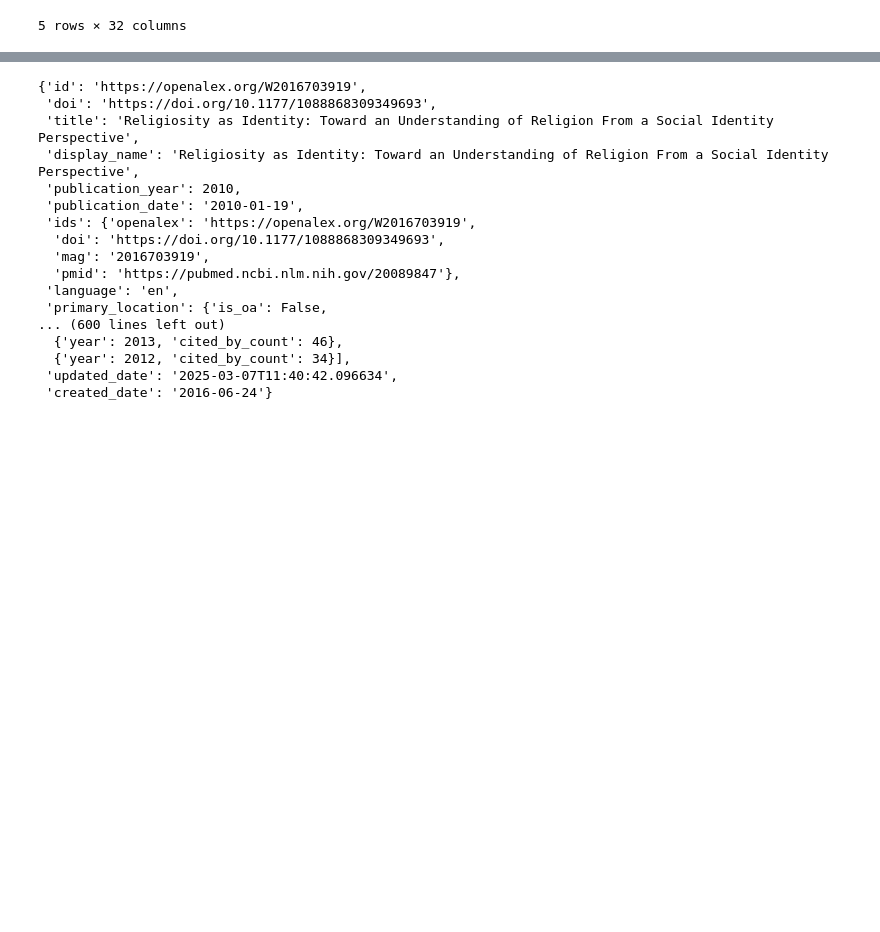
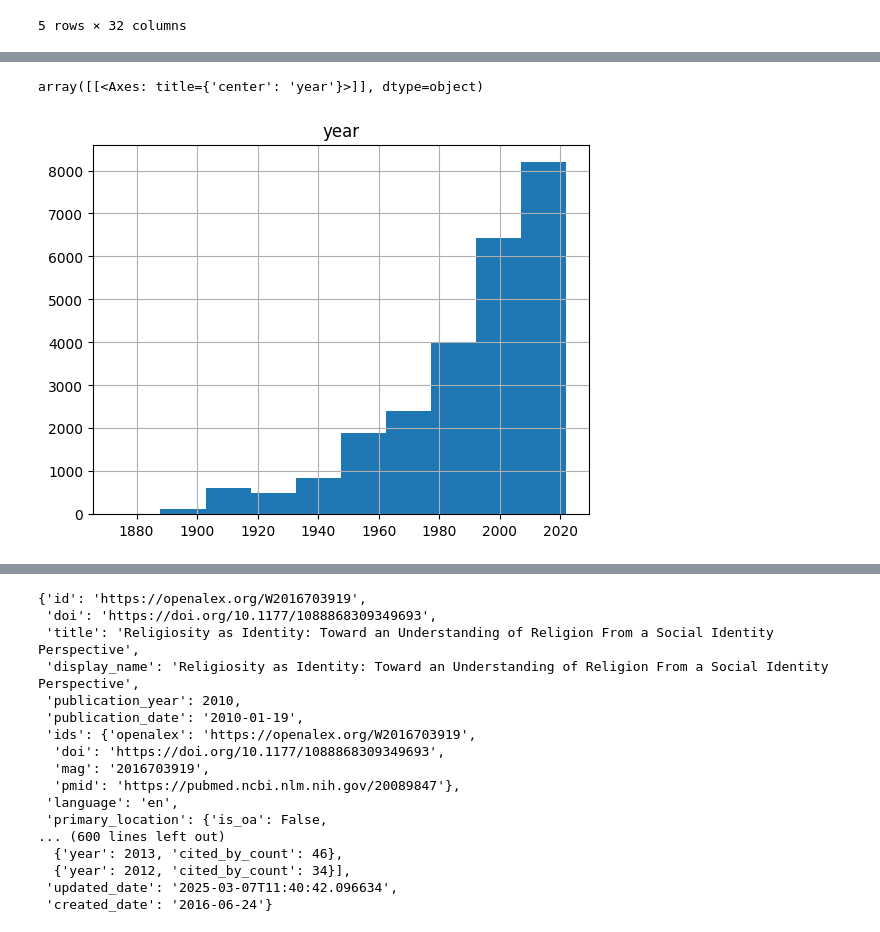
Before and after one commit to kasev/mops, a Jupyter notebook: scripts/2_oalex-metadata.ipynb, the cells around one changed output, grey strips where cells are left out. Drawn from its saved outputs; the diff is of its cells as text; code cells hidden in the pictures; blank space fills up the shorter version.

Commit message:
interactive plots in progress

```diff
--- a/scripts/2_oalex-metadata.ipynb
+++ b/scripts/2_oalex-metadata.ipynb
@@ -21,0 +34,5 @@ np.int64(13100)
+# %%
+metadata_df.hist(column="year")
+# %% [output]
+array([[<Axes: title={'center': 'year'}>]], dtype=object)
+[figure, added]
```
Also changed, not shown: parts of 2 cells of this notebook, 4 other files.
